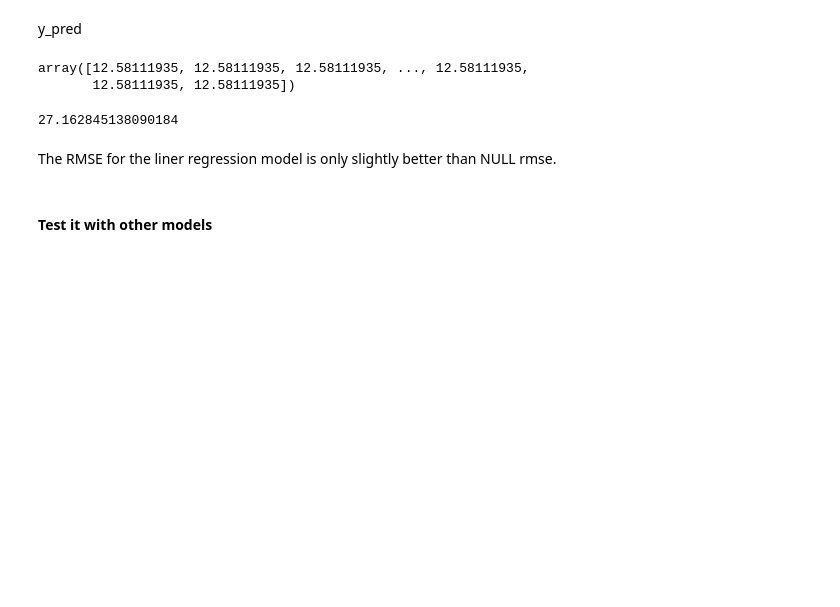
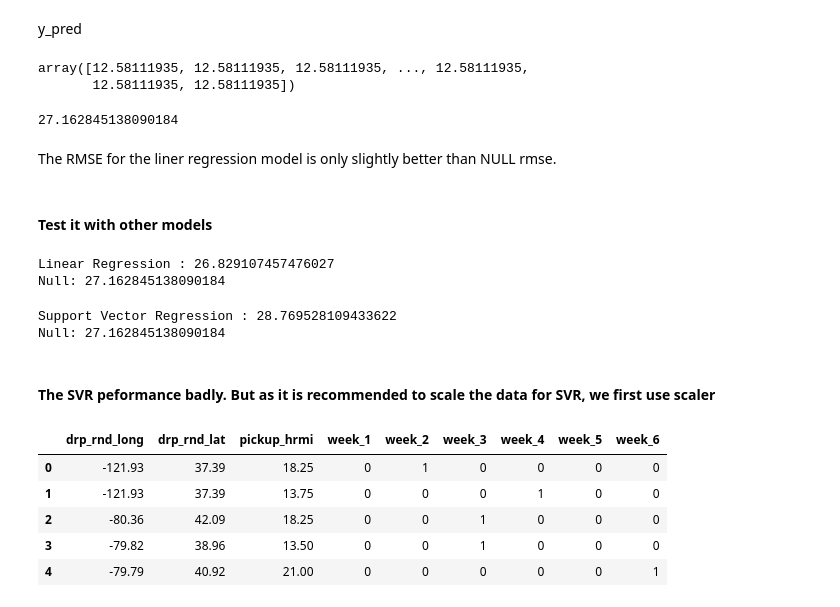
Before and after one commit to aanels/ga_homeworks, a Jupyter notebook: unit-4_project/linear_regression_model.ipynb, the cells around one changed output. Cells and saved outputs as stored; diff of their text form; code cells hidden in the pictures; blank space fills up the shorter version.

```diff
--- a/unit-4_project/linear_regression_model.ipynb
+++ b/unit-4_project/linear_regression_model.ipynb
@@ -91,0 +90,13 @@ fit_and_predict(LinerRegression(), 'Liner')
+# %%
+fit_and_predict(LinearRegression(), 'Linear Regression')
+# %% [output]
+Linear Regression : 26.829107457476027
+Null: 27.162845138090184
+# %%
+from sklearn.svm import SVR
+fit_and_predict(SVR(), 'Support Vector Regression')
+# %% [output]
+Support Vector Regression : 28.769528109433622
+Null: 27.162845138090184
+# %% [markdown]
+#### The SVR peformance badly. But as it is recommended to scale the data for SVR, we first use scaler
@@ -91,0 +110,9 @@ fit_and_predict(LinerRegression(), 'Liner')
+# %%
+X.head()
+# %% [output]
+|  | drp_rnd_long | drp_rnd_lat | pickup_hrmi | week_1 | week_2 | week_3 | week_4 | week_5 | week_6 |
+| 0 | -121.93 | 37.39 | 18.25 | 0 | 1 | 0 | 0 | 0 | 0 |
+| 1 | -121.93 | 37.39 | 13.75 | 0 | 0 | 0 | 1 | 0 | 0 |
+| 2 | -80.36 | 42.09 | 18.25 | 0 | 0 | 1 | 0 | 0 | 0 |
+| 3 | -79.82 | 38.96 | 13.50 | 0 | 0 | 1 | 0 | 0 | 0 |
+| 4 | -79.79 | 40.92 | 21.00 | 0 | 0 | 0 | 0 | 0 | 1 |
```
Also changed, not shown: parts of 10 cells of this notebook, 2 other files.
